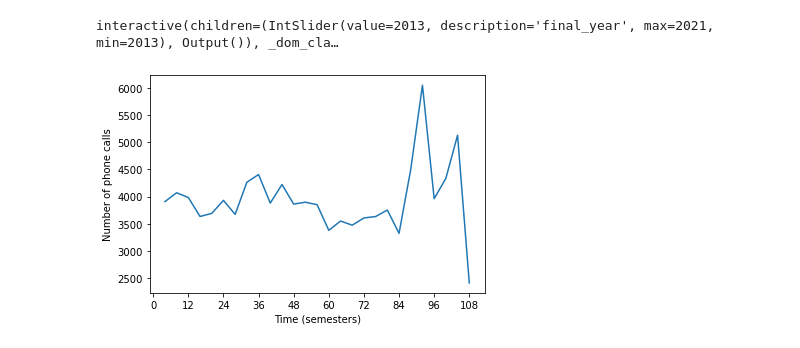
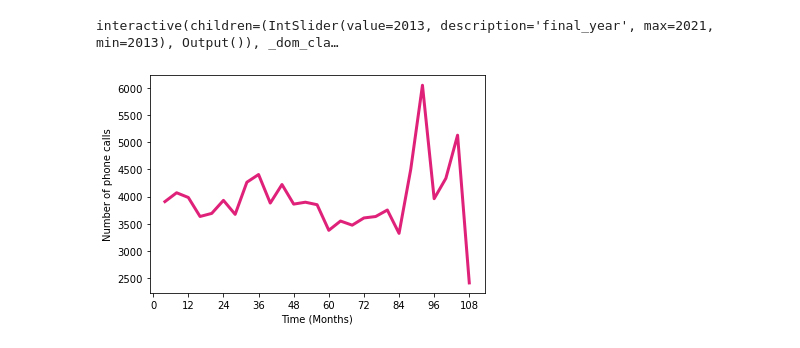
Before and after one commit to AdriaMeca/Dashboard, a Jupyter notebook: gender-violence.ipynb, the cells around one changed output. Drawn from its saved outputs; the diff is of its cells as text; code cells hidden in the pictures.

```diff
--- a/gender-violence.ipynb
+++ b/gender-violence.ipynb
@@ -180,51 +201,28 @@ interactive(children=(IntSlider(value=2013, description='final_year', max=2021,
 # %%
 %matplotlib inline
 
-import matplotlib.pyplot as plt
-import numpy as np
-
-
-months = 12
-conversion = {
-    'Gener': 1,
-    'Febrer': 2,
-    'Març': 3,
-    'Abril': 4,
-    'Maig': 5,
-    'Juny': 6,
-    'Juliol': 7,
-    'Agost': 8,
-    'Setembre': 9,
-    'Octubre': 10,
-    'Novembre': 11,
-    'Desembre': 12
-}
-
-first_year = 2013
-final_year = 2021
-years = (final_year-first_year) + 1
 
 x_temp, y_temp = [], []
 for idx, year in enumerate(range(first_year, final_year+1)):
     series = phone_calls[phone_calls['any'] == str(year)]['mes'].value_counts()
     #I convert the name of each month to its associated value to sort them.
     series.index = [conversion[month] for month in series.index]
     series = series.sort_index()
 
     x_temp += list(series.index + 12*idx)
     y_temp += list(series.values)
 
 x_data, y_data = [], []
 for i in range(0, len(x_temp), 4):
     x_data.append(i+4)
     y_data.append(sum(y_temp[i:i+4]))
 
 plt.xticks(range(0, 108+1, 12))
 plt.ylabel('Number of phone calls')
-plt.xlabel('Time (semesters)')
-plt.plot(x_data, y_data)
+plt.xlabel('Time (Months)')
+plt.plot(x_data, y_data, color=c1, linewidth=3)
 plt.show()
 # %% [output]
-[figure, old version]
+[figure, new version]
 # %%
 %matplotlib qt
```
Also changed, not shown: parts of 7 cells of this notebook.
